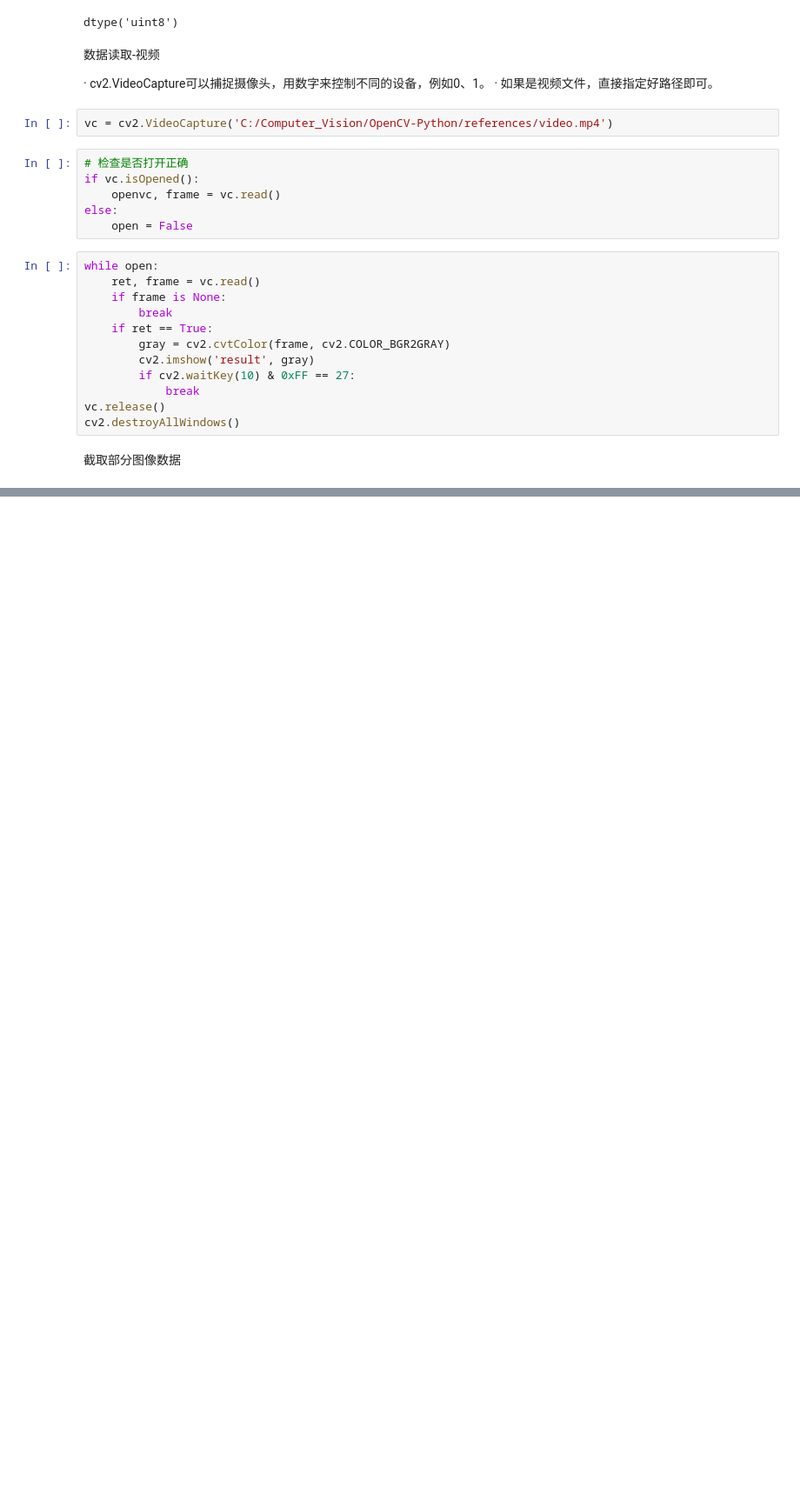
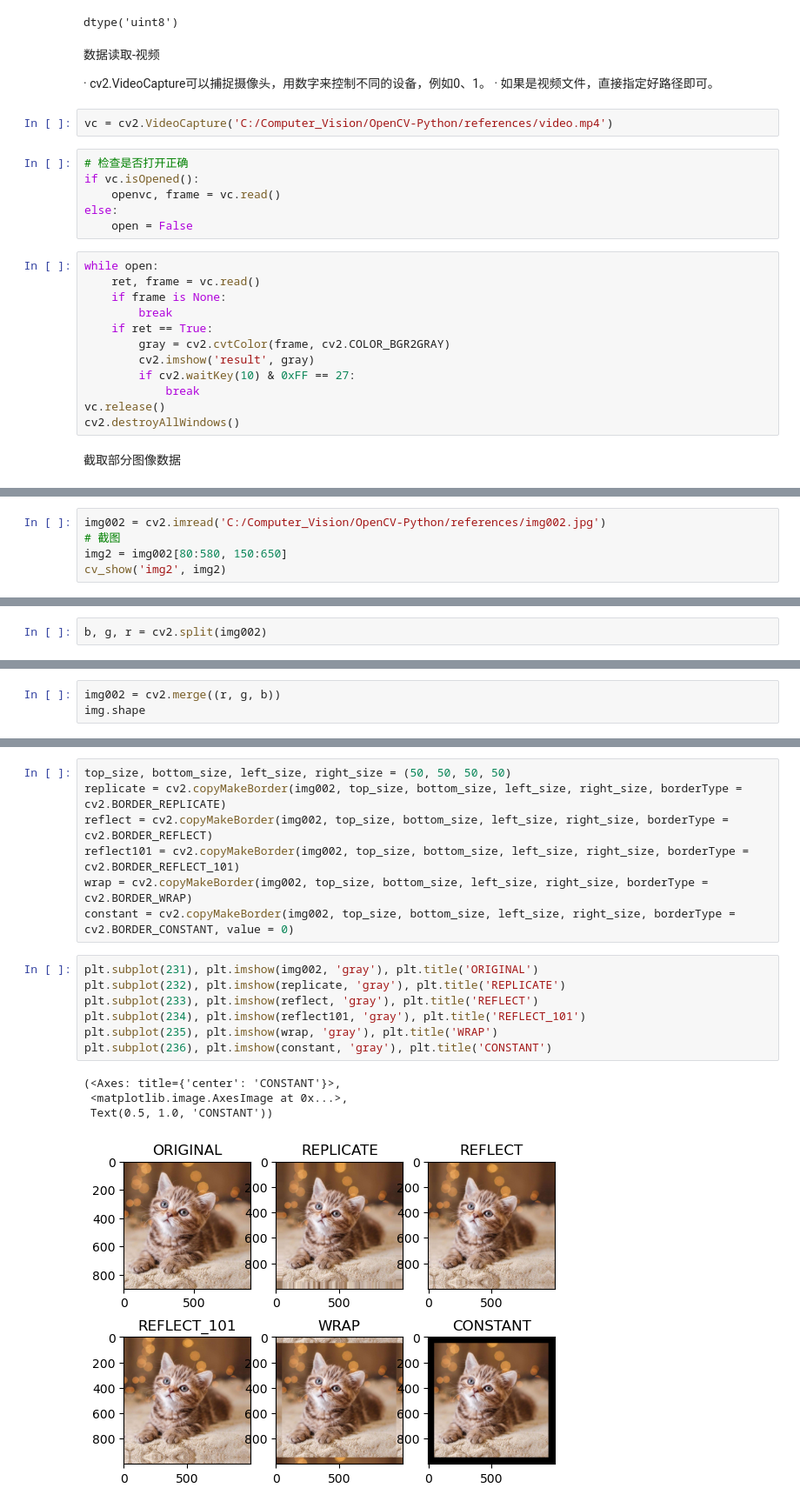
Before and after one commit to Alvy2024/opencv-python-tutorial, a Jupyter notebook: basic_image_processing_001.ipynb, the cells around one changed output, grey strips where cells are left out. Shown at 87% size. Saved outputs shown, nothing was run; the diff lists cells and outputs as text; blank space fills up the shorter version.

```diff
--- a/basic_image_processing_001.ipynb
+++ b/basic_image_processing_001.ipynb
@@ -115,0 +114,5 @@ img = cv2.imread()
+# %%
+img002 = cv2.imread('C:/Computer_Vision/OpenCV-Python/references/img002.jpg')
+# 截图
+img2 = img002[80:580, 150:650]
+cv_show('img2', img2)
@@ -115,0 +121,2 @@ img = cv2.imread()
+# %%
+b, g, r = cv2.split(img002)
@@ -115,0 +157,3 @@ img = cv2.imread()
+# %%
+img002 = cv2.merge((r, g, b))
+img.shape
@@ -115,0 +190,19 @@ img = cv2.imread()
+# %%
+top_size, bottom_size, left_size, right_size = (50, 50, 50, 50)
+replicate = cv2.copyMakeBorder(img002, top_size, bottom_size, left_size, right_size, borderType = cv2.BORDER_REPLICATE)
+reflect = cv2.copyMakeBorder(img002, top_size, bottom_size, left_size, right_size, borderType = cv2.BORDER_REFLECT)
+reflect101 = cv2.copyMakeBorder(img002, top_size, bottom_size, left_size, right_size, borderType = cv2.BORDER_REFLECT_101)
+wrap = cv2.copyMakeBorder(img002, top_size, bottom_size, left_size, right_size, borderType = cv2.BORDER_WRAP)
+constant = cv2.copyMakeBorder(img002, top_size, bottom_size, left_size, right_size, borderType = cv2.BORDER_CONSTANT, value = 0)
+# %%
+plt.subplot(231), plt.imshow(img002, 'gray'), plt.title('ORIGINAL')
+plt.subplot(232), plt.imshow(replicate, 'gray'), plt.title('REPLICATE')
+plt.subplot(233), plt.imshow(reflect, 'gray'), plt.title('REFLECT')
+plt.subplot(234), plt.imshow(reflect101, 'gray'), plt.title('REFLECT_101')
+plt.subplot(235), plt.imshow(wrap, 'gray'), plt.title('WRAP')
+plt.subplot(236), plt.imshow(constant, 'gray'), plt.title('CONSTANT')
+# %% [output]
+(<Axes: title={'center': 'CONSTANT'}>,
+ <matplotlib.image.AxesImage at 0x...>,
+ Text(0.5, 1.0, 'CONSTANT'))
+[figure, added]
```
Also changed, not shown: parts of 38 cells of this notebook.
